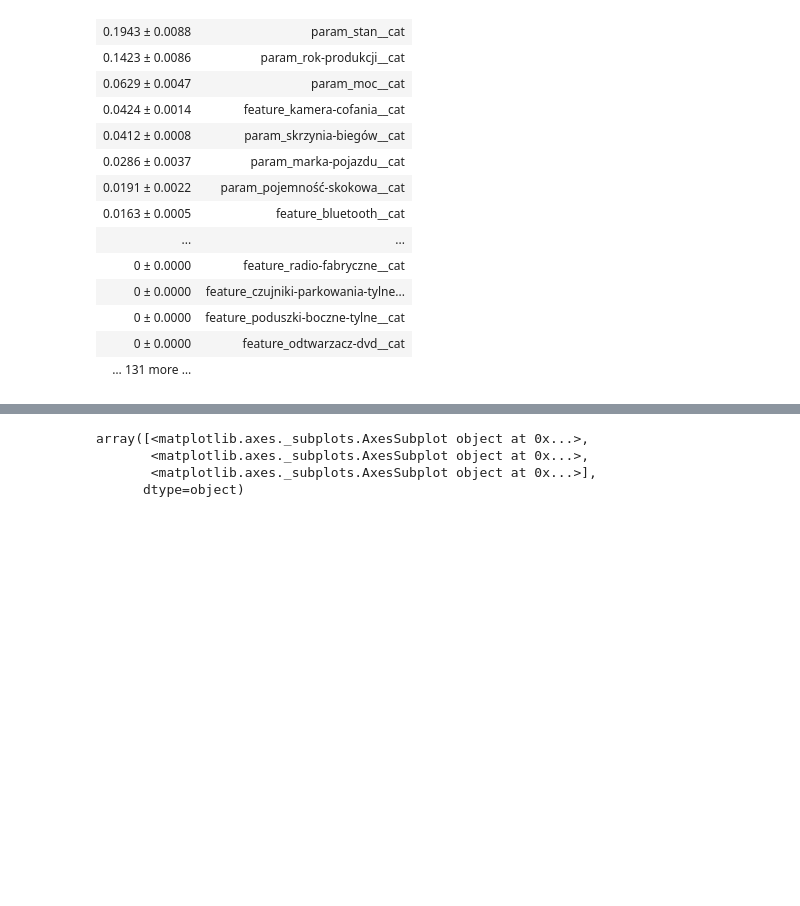
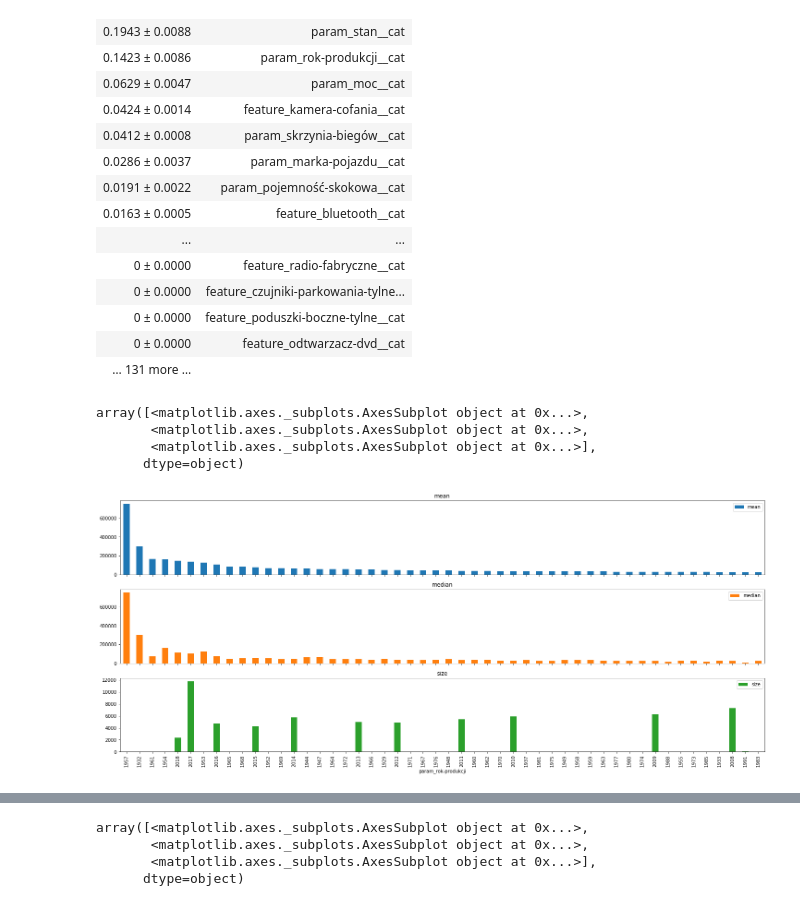
Before and after one commit to kszysiec/dw_matrix_car, a Jupyter notebook: day3_simple_model.ipynb, the cells around one changed output, grey strips where cells are left out. Drawn from its saved outputs; the diff is of its cells as text; code cells hidden in the pictures; blank space fills up the shorter version.

```diff
--- a/day3_simple_model.ipynb
+++ b/day3_simple_model.ipynb
@@ -170,3 +170,11 @@ def group_and_barplot (feat_groupby, feat_agg="price_value", agg_funcs=[np.mean,
     .sort_values(by=feat_sort,ascending=False)
     .head(top)
 ).plot(kind="bar", figsize=(25,10), subplots=subplots)
+# %%
+group_and_barplot("param_rok-produkcji")
+# %% [output]
+array([<matplotlib.axes._subplots.AxesSubplot object at 0x...>,
+       <matplotlib.axes._subplots.AxesSubplot object at 0x...>,
+       <matplotlib.axes._subplots.AxesSubplot object at 0x...>],
+      dtype=object)
+[figure, added]
```
Also changed, not shown: parts of 1 cell of this notebook.
